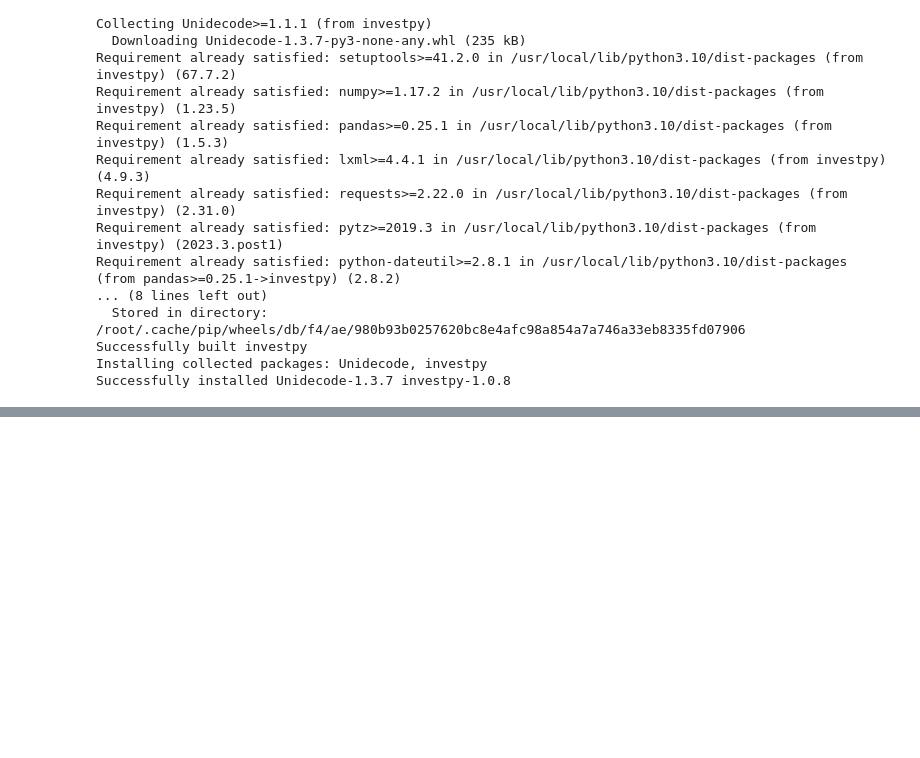
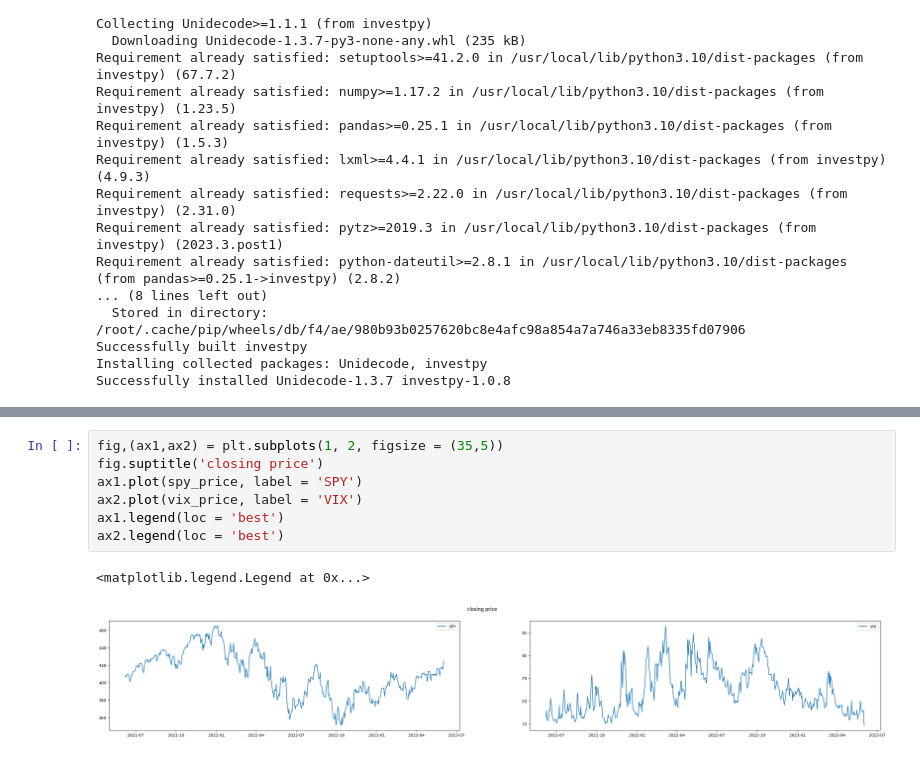
Before and after one commit to raymondkl92/wqu_capstone_vxx, a Jupyter notebook: Capstone_P.ipynb, the cells around one changed output, grey strips where cells are left out. Cells and saved outputs as stored; diff of their text form; blank space fills up the shorter version.

```diff
--- a/Capstone_P.ipynb
+++ b/Capstone_P.ipynb
@@ -268,0 +299,10 @@ VXX = investpy.indices.get_index_historical_data(index="VXX", country= "United S
+# %%
+fig,(ax1,ax2) = plt.subplots(1, 2, figsize = (35,5))
+fig.suptitle('closing price')
+ax1.plot(spy_price, label = 'SPY')
+ax2.plot(vix_price, label = 'VIX')
+ax1.legend(loc = 'best')
+ax2.legend(loc = 'best')
+# %% [output]
+<matplotlib.legend.Legend at 0x...>
+[figure, added]
```
Also changed, not shown: parts of 29 cells of this notebook.
